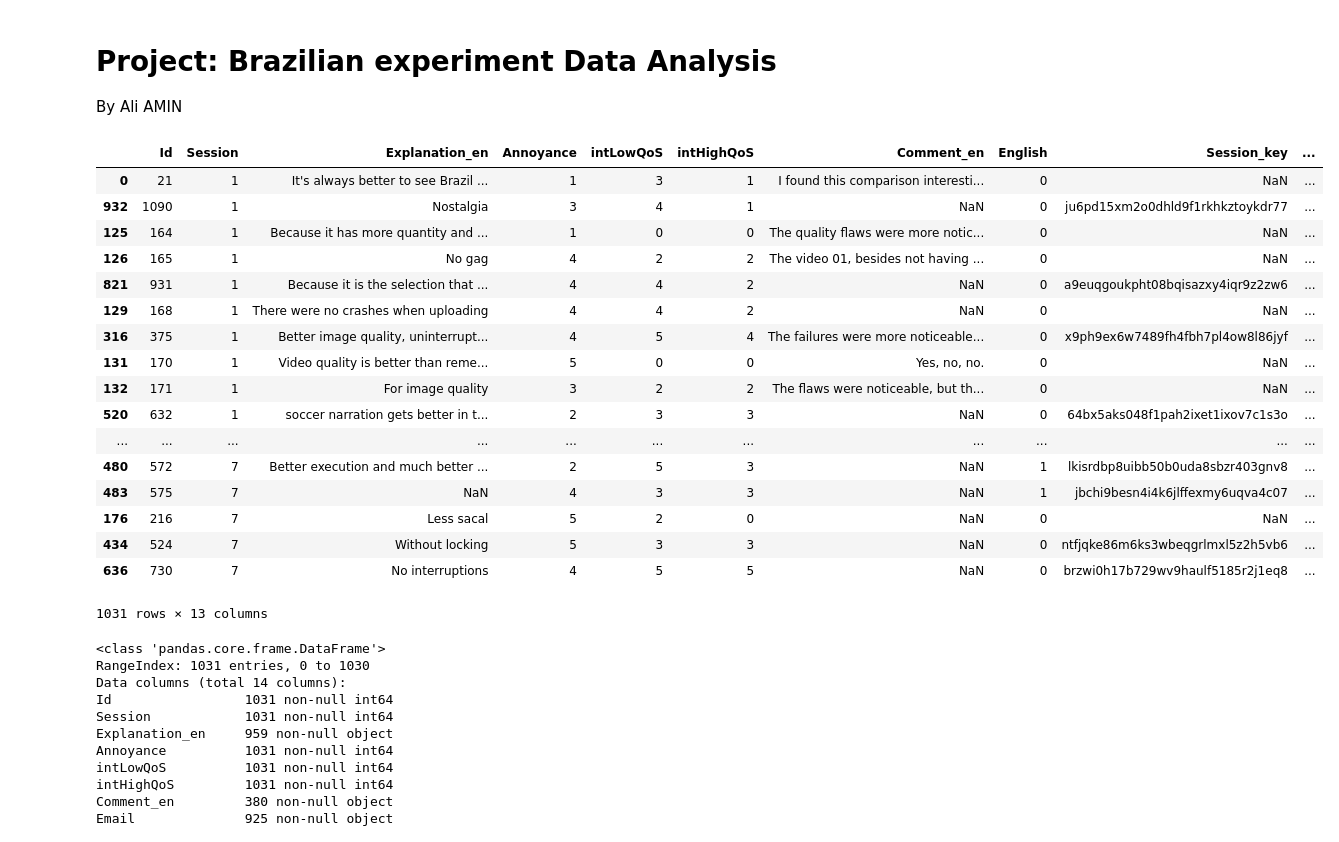
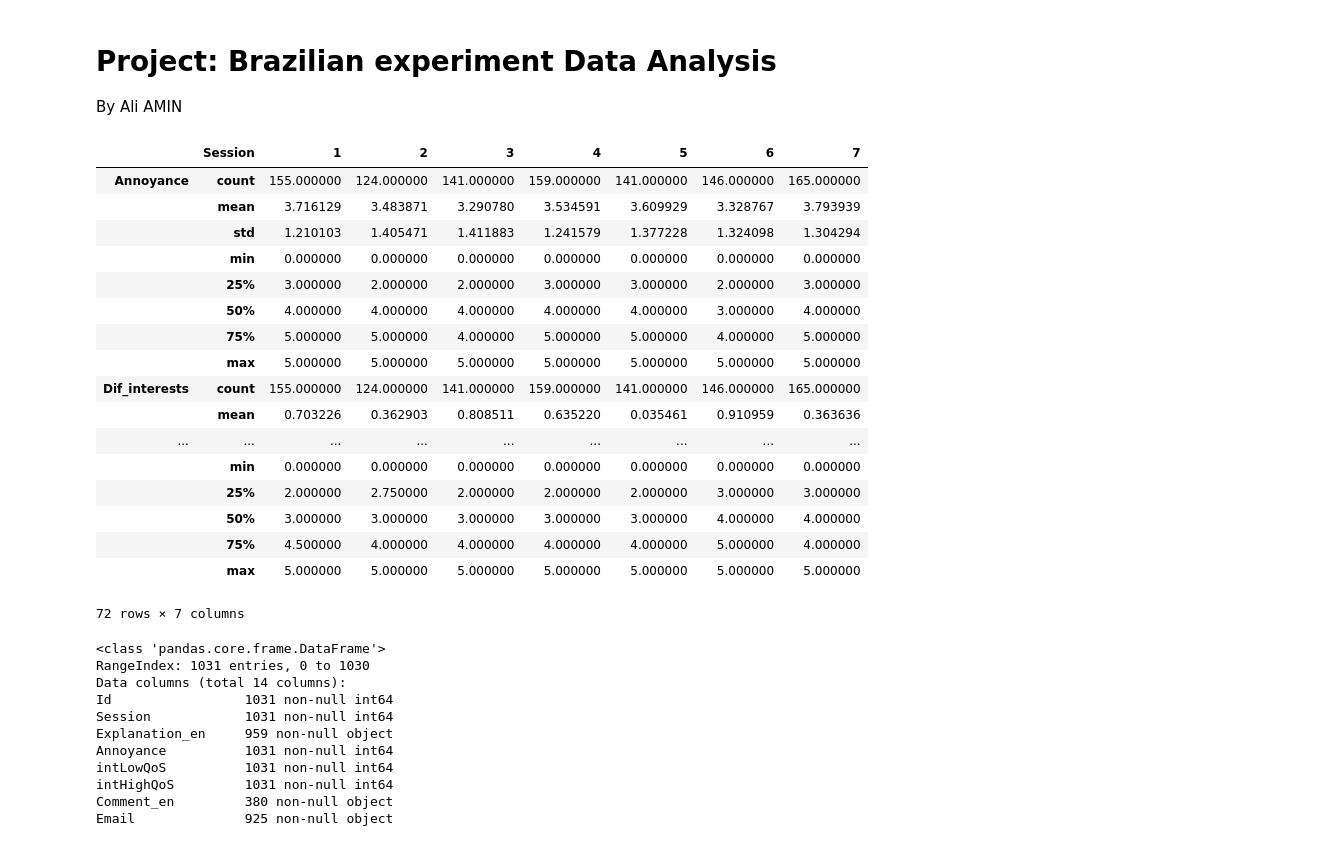
Before and after one commit to aliamin7/QoE-experiment-Data-Analysis, a Jupyter notebook: Data_Analysis.ipynb, the cells around one changed output. Saved outputs shown, nothing was run; the diff lists cells and outputs as text; code cells hidden in the pictures.

Commit message:
GroupBy

```diff
--- a/Data_Analysis.ipynb
+++ b/Data_Analysis.ipynb
@@ -7,29 +7,29 @@ import numpy as np
 # %%
 qos_data = pd.read_csv('QoS.csv')
 qos_data = qos_data.drop(qos_data.columns[[3, 4, 5,10,11,15]], axis=1)
 qos_data = qos_data.sort_values(by=['Session'],ascending=[True],axis=0)
 
 
-qos_data
+qos_data.groupby("Session").describe().T
 # %% [output]
-|  | Id | Session | Explanation_en | Annoyance | intLowQoS | intHighQoS | Comment_en | English | Session_key | ... |
-| 0 | 21 | 1 | It's always better to see Brazil ... | 1 | 3 | 1 | I found this comparison interesti... | 0 | NaN | ... |
-| 932 | 1090 | 1 | Nostalgia | 3 | 4 | 1 | NaN | 0 | ju6pd15xm2o0dhld9f1rkhkztoykdr77 | ... |
-| 125 | 164 | 1 | Because it has more quantity and ... | 1 | 0 | 0 | The quality flaws were more notic... | 0 | NaN | ... |
-| 126 | 165 | 1 | No gag | 4 | 2 | 2 | The video 01, besides not having ... | 0 | NaN | ... |
-| 821 | 931 | 1 | Because it is the selection that ... | 4 | 4 | 2 | NaN | 0 | a9euqgoukpht08bqisazxy4iqr9z2zw6 | ... |
-| 129 | 168 | 1 | There were no crashes when uploading | 4 | 4 | 2 | NaN | 0 | NaN | ... |
-| 316 | 375 | 1 | Better image quality, uninterrupt... | 4 | 5 | 4 | The failures were more noticeable... | 0 | x9ph9ex6w7489fh4fbh7pl4ow8l86jyf | ... |
-| 131 | 170 | 1 | Video quality is better than reme... | 5 | 0 | 0 | Yes, no, no. | 0 | NaN | ... |
-| 132 | 171 | 1 | For image quality | 3 | 2 | 2 | The flaws were noticeable, but th... | 0 | NaN | ... |
-| 520 | 632 | 1 | soccer narration gets better in t... | 2 | 3 | 3 | NaN | 0 | 64bx5aks048f1pah2ixet1ixov7c1s3o | ... |
-| ... | ... | ... | ... | ... | ... | ... | ... | ... | ... | ... |
-| 480 | 572 | 7 | Better execution and much better ... | 2 | 5 | 3 | NaN | 1 | lkisrdbp8uibb50b0uda8sbzr403gnv8 | ... |
-| 483 | 575 | 7 | NaN | 4 | 3 | 3 | NaN | 1 | jbchi9besn4i4k6jlffexmy6uqva4c07 | ... |
-| 176 | 216 | 7 | Less sacal | 5 | 2 | 0 | NaN | 0 | NaN | ... |
-| 434 | 524 | 7 | Without locking | 5 | 3 | 3 | NaN | 0 | ntfjqke86m6ks3wbeqgrlmxl5z2h5vb6 | ... |
-| 636 | 730 | 7 | No interruptions | 4 | 5 | 5 | NaN | 0 | brzwi0h17b729wv9haulf5185r2j1eq8 | ... |
+|  | Session | 1 | 2 | 3 | 4 | 5 | 6 | 7 |
+| Annoyance | count | 155.000000 | 124.000000 | 141.000000 | 159.000000 | 141.000000 | 146.000000 | 165.000000 |
+|  | mean | 3.716129 | 3.483871 | 3.290780 | 3.534591 | 3.609929 | 3.328767 | 3.793939 |
+|  | std | 1.210103 | 1.405471 | 1.411883 | 1.241579 | 1.377228 | 1.324098 | 1.304294 |
+|  | min | 0.000000 | 0.000000 | 0.000000 | 0.000000 | 0.000000 | 0.000000 | 0.000000 |
+|  | 25% | 3.000000 | 2.000000 | 2.000000 | 3.000000 | 3.000000 | 2.000000 | 3.000000 |
+|  | 50% | 4.000000 | 4.000000 | 4.000000 | 4.000000 | 4.000000 | 3.000000 | 4.000000 |
+|  | 75% | 5.000000 | 5.000000 | 4.000000 | 5.000000 | 5.000000 | 4.000000 | 5.000000 |
+|  | max | 5.000000 | 5.000000 | 5.000000 | 5.000000 | 5.000000 | 5.000000 | 5.000000 |
+| Dif_interests | count | 155.000000 | 124.000000 | 141.000000 | 159.000000 | 141.000000 | 146.000000 | 165.000000 |
+|  | mean | 0.703226 | 0.362903 | 0.808511 | 0.635220 | 0.035461 | 0.910959 | 0.363636 |
+| ... | ... | ... | ... | ... | ... | ... | ... | ... |
+|  | min | 0.000000 | 0.000000 | 0.000000 | 0.000000 | 0.000000 | 0.000000 | 0.000000 |
+|  | 25% | 2.000000 | 2.750000 | 2.000000 | 2.000000 | 2.000000 | 3.000000 | 3.000000 |
+|  | 50% | 3.000000 | 3.000000 | 3.000000 | 3.000000 | 3.000000 | 4.000000 | 4.000000 |
+|  | 75% | 4.500000 | 4.000000 | 4.000000 | 4.000000 | 4.000000 | 5.000000 | 4.000000 |
+|  | max | 5.000000 | 5.000000 | 5.000000 | 5.000000 | 5.000000 | 5.000000 | 5.000000 |
-1031 rows × 13 columns
+72 rows × 7 columns
 # %%
 print(qos_data.info())
 qos_data.describe()
```
